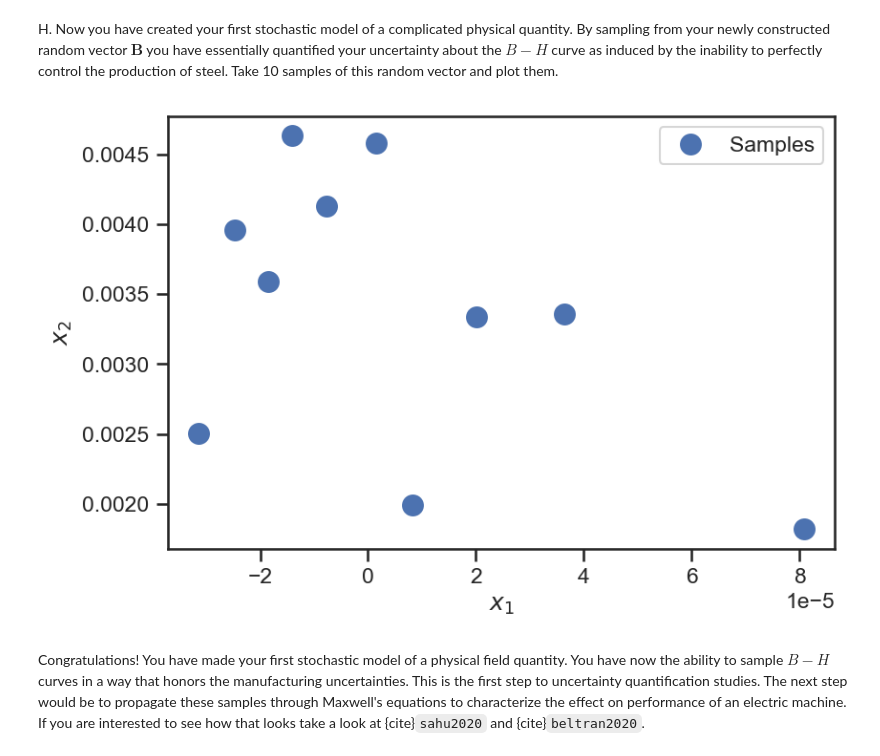
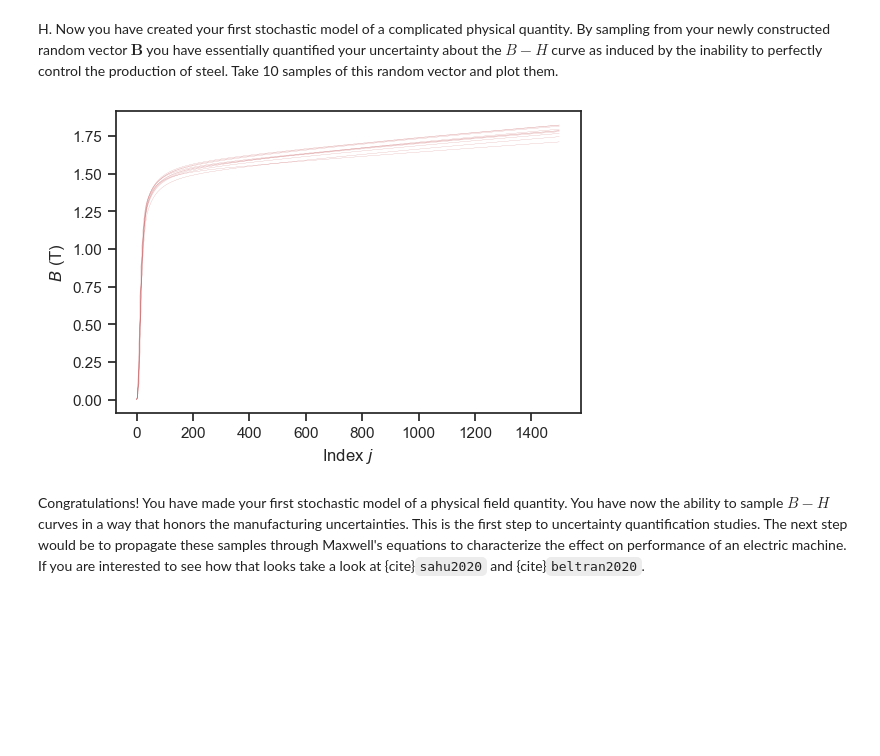
Before and after one commit to flavio-nardi/data-analytics-se, a Jupyter notebook: lecturebook/homework/homework-02.ipynb, the cells around one changed output. Cells and saved outputs as stored; diff of their text form; code cells hidden in the pictures; blank space fills up the shorter version.

```diff
--- a/lecturebook/homework/homework-02.ipynb
+++ b/lecturebook/homework/homework-02.ipynb
@@ -696,22 +696,15 @@ It worked! Move on.
 # %% [markdown]
 H. Now you have created your first stochastic model of a complicated physical quantity. By sampling from your newly constructed random vector $\mathbf{B}$ you have essentially quantified your uncertainty about the $B-H$ curve as induced by the inability to perfectly control the production of steel. Take 10 samples of this random vector and plot them.
 # %%
-# SAMPLES
+# Sample from the stochatic model B
 num_samples = 10
 x_samples = B.rvs(size=num_samples)
-fig, ax = plt.subplots(dpi=150)
-ax.plot(
-    x_samples[:, 0],
-    x_samples[:, 1],
-    '.',
-    markersize=20,
-    label='Samples'
-)
-plt.legend(loc='best')
-ax.set_xlabel('$x_1$')
-ax.set_ylabel('$x_2$');
+fig, ax = plt.subplots()
+ax.plot(x_samples[:, :].T, 'r', lw=0.1)
+ax.set_xlabel(r"Index $j$")
+ax.set_ylabel(r"$B$ (T)");
 # %% [output]
-[figure, old version]
+[figure, new version]
 # %% [markdown]
 Congratulations!
 You have made your first stochastic model of a physical field quantity.
```
Also changed, not shown: parts of 5 cells of this notebook.
